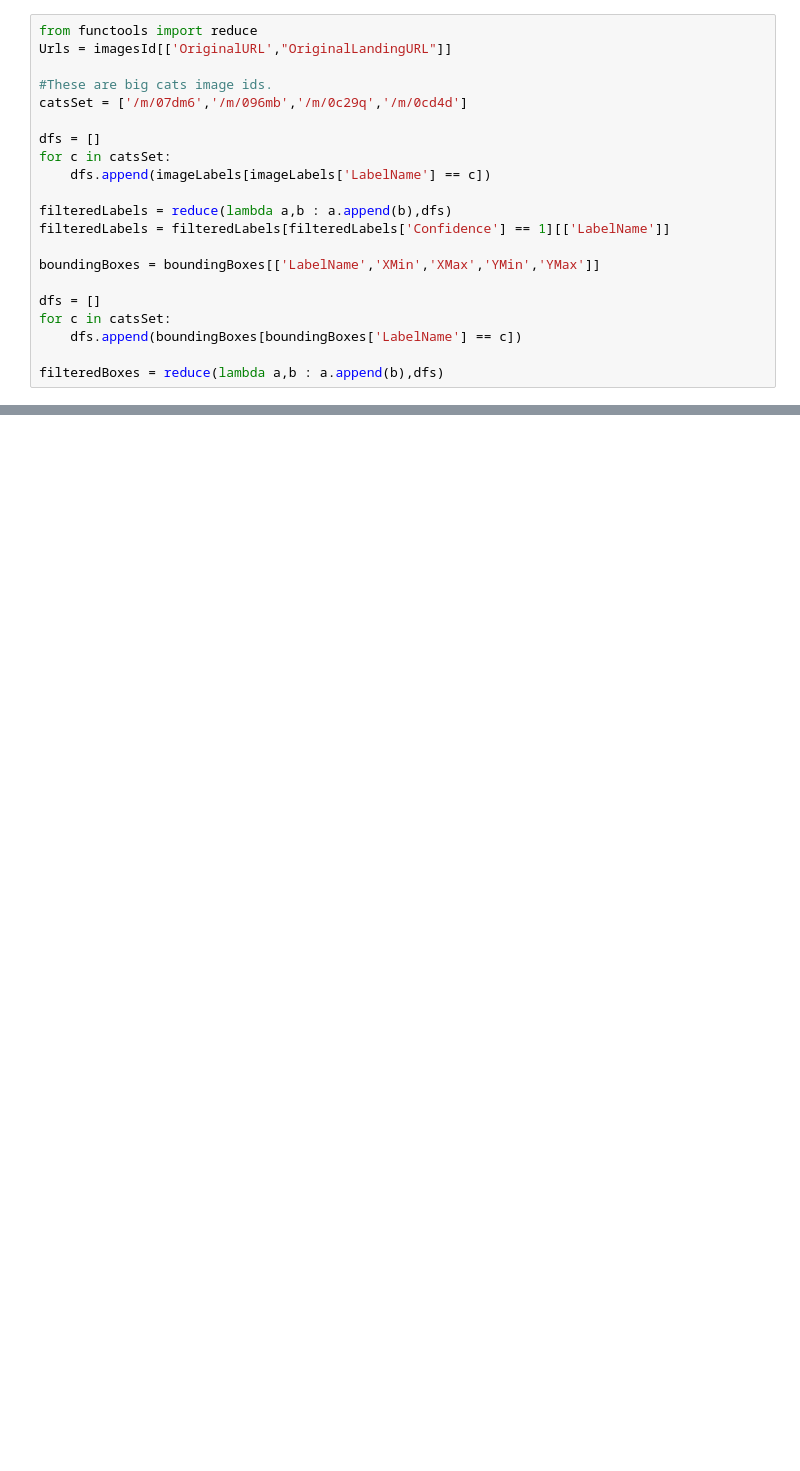
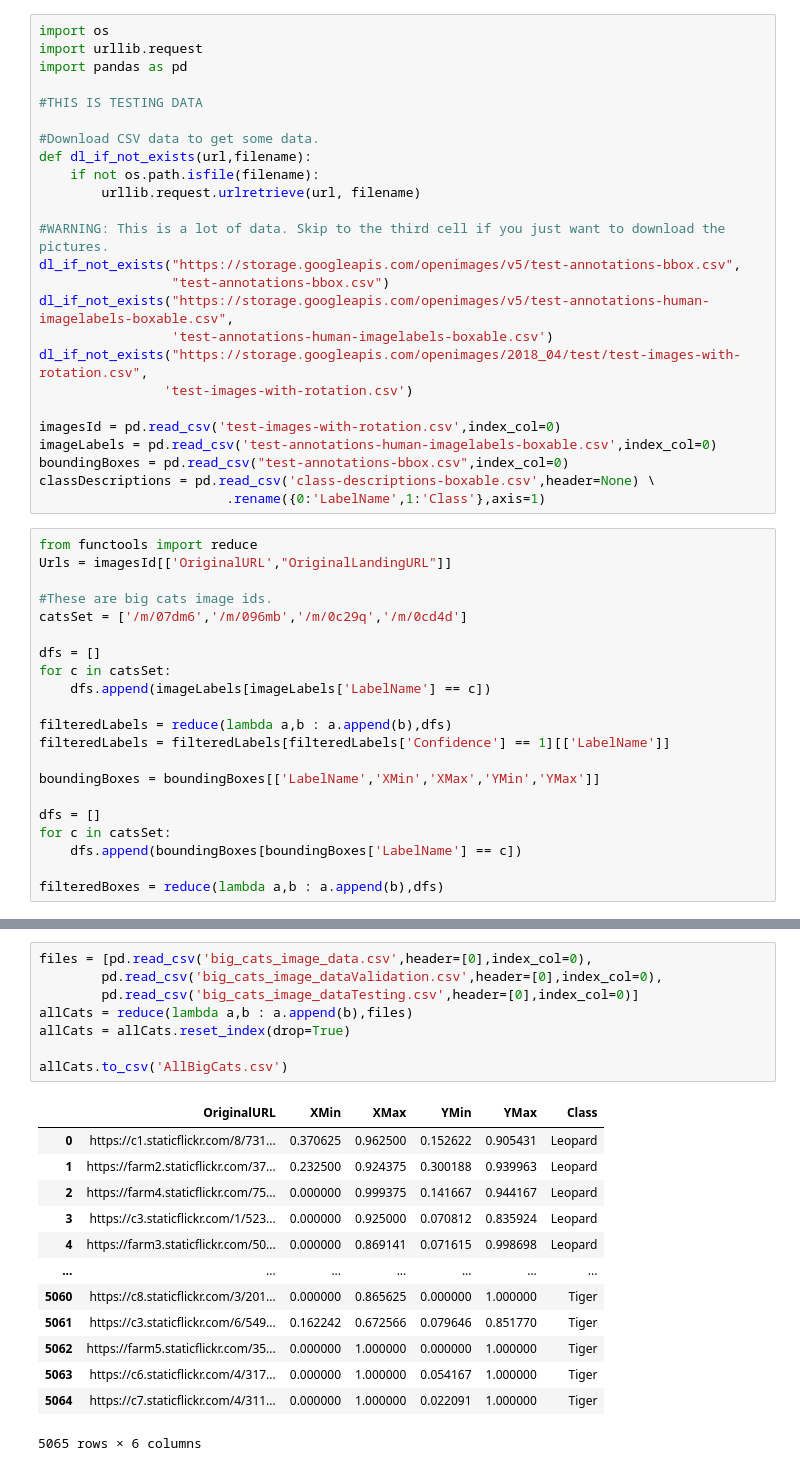
Before and after one commit to SChoiGitHub/Machine-Learning-Experiments, a Jupyter notebook: Open_Images_Dataset/DownloadEverything.ipynb, the cells around one changed output, grey strips where cells are left out. Cells and saved outputs as stored; diff of their text form; blank space fills up the shorter version.

```diff
--- a/Open_Images_Dataset/DownloadEverything.ipynb
+++ b/Open_Images_Dataset/DownloadEverything.ipynb
@@ -23,3 +54,28 @@ classDescriptions = pd.read_csv('class-descriptions-boxable.csv',header=None) \
+# %%
+import os
+import urllib.request
+import pandas as pd
+
+#THIS IS TESTING DATA
+
+#Download CSV data to get some data.
+def dl_if_not_exists(url,filename):
+    if not os.path.isfile(filename):
+        urllib.request.urlretrieve(url, filename)
+
+#WARNING: This is a lot of data. Skip to the third cell if you just want to download the pictures.
+dl_if_not_exists("https://storage.googleapis.com/openimages/v5/test-annotations-bbox.csv",
+                 "test-annotations-bbox.csv")
+dl_if_not_exists("https://storage.googleapis.com/openimages/v5/test-annotations-human-imagelabels-boxable.csv",
+                 'test-annotations-human-imagelabels-boxable.csv')
+dl_if_not_exists("https://storage.googleapis.com/openimages/2018_04/test/test-images-with-rotation.csv",
+                'test-images-with-rotation.csv')
+
+imagesId = pd.read_csv('test-images-with-rotation.csv',index_col=0)
+imageLabels = pd.read_csv('test-annotations-human-imagelabels-boxable.csv',index_col=0)
+boundingBoxes = pd.read_csv("test-annotations-bbox.csv",index_col=0)
+classDescriptions = pd.read_csv('class-descriptions-boxable.csv',header=None) \
+                        .rename({0:'LabelName',1:'Class'},axis=1)
 # %%
 from functools import reduce
 Urls = imagesId[['OriginalURL',"OriginalLandingURL"]]
@@ -97 +151,23 @@ await asyncio.wait(tasks)
  set())
+# %%
+files = [pd.read_csv('big_cats_image_data.csv',header=[0],index_col=0),
+        pd.read_csv('big_cats_image_dataValidation.csv',header=[0],index_col=0),
+        pd.read_csv('big_cats_image_dataTesting.csv',header=[0],index_col=0)]
+allCats = reduce(lambda a,b : a.append(b),files)
+allCats = allCats.reset_index(drop=True)
+
+allCats.to_csv('AllBigCats.csv')
+# %% [output]
+|  | OriginalURL | XMin | XMax | YMin | YMax | Class |
+| 0 | https://c1.staticflickr.com/8/731... | 0.370625 | 0.962500 | 0.152622 | 0.905431 | Leopard |
+| 1 | https://farm2.staticflickr.com/37... | 0.232500 | 0.924375 | 0.300188 | 0.939963 | Leopard |
+| 2 | https://farm4.staticflickr.com/75... | 0.000000 | 0.999375 | 0.141667 | 0.944167 | Leopard |
+| 3 | https://c3.staticflickr.com/1/523... | 0.000000 | 0.925000 | 0.070812 | 0.835924 | Leopard |
+| 4 | https://farm3.staticflickr.com/50... | 0.000000 | 0.869141 | 0.071615 | 0.998698 | Leopard |
+| ... | ... | ... | ... | ... | ... | ... |
+| 5060 | https://c8.staticflickr.com/3/201... | 0.000000 | 0.865625 | 0.000000 | 1.000000 | Tiger |
+| 5061 | https://c3.staticflickr.com/6/549... | 0.162242 | 0.672566 | 0.079646 | 0.851770 | Tiger |
+| 5062 | https://farm5.staticflickr.com/35... | 0.000000 | 1.000000 | 0.000000 | 1.000000 | Tiger |
+| 5063 | https://c6.staticflickr.com/4/317... | 0.000000 | 1.000000 | 0.054167 | 1.000000 | Tiger |
+| 5064 | https://c7.staticflickr.com/4/311... | 0.000000 | 1.000000 | 0.022091 | 1.000000 | Tiger |
+5065 rows × 6 columns
```
Also changed, not shown: parts of 4 cells of this notebook, 1 other file.
